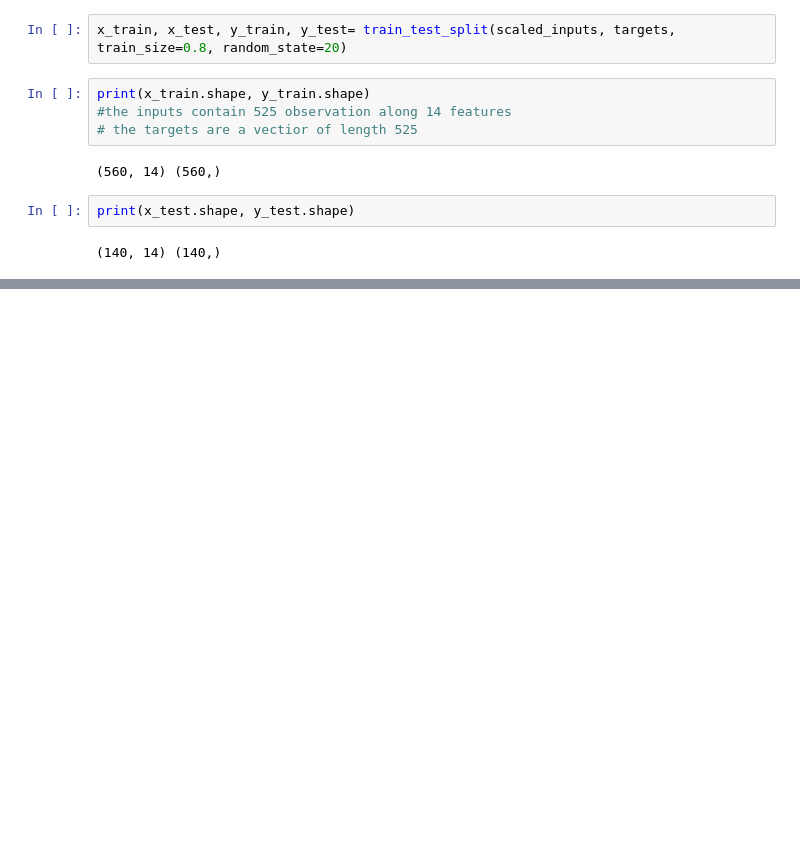
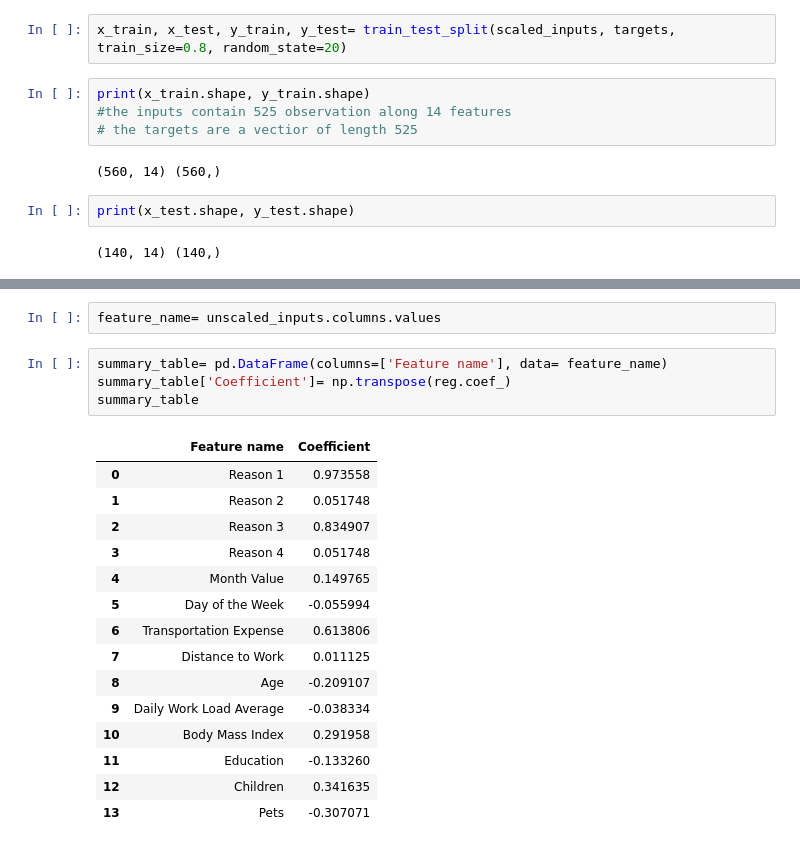
Before and after one commit to nickywang003/365DataScience, a Jupyter notebook: Logistic Regression.ipynb, the cells around one changed output, grey strips where cells are left out. Cells and saved outputs as stored; diff of their text form; blank space fills up the shorter version.

```diff
--- a/Logistic Regression.ipynb
+++ b/Logistic Regression.ipynb
@@ -207,0 +324,22 @@ print(x_test.shape, y_test.shape)
+# %%
+feature_name= unscaled_inputs.columns.values
+# %%
+summary_table= pd.DataFrame(columns=['Feature name'], data= feature_name)
+summary_table['Coefficient']= np.transpose(reg.coef_)
+summary_table
+# %% [output]
+|  | Feature name | Coefficient |
+| 0 | Reason 1 | 0.973558 |
+| 1 | Reason 2 | 0.051748 |
+| 2 | Reason 3 | 0.834907 |
+| 3 | Reason 4 | 0.051748 |
+| 4 | Month Value | 0.149765 |
+| 5 | Day of the Week | -0.055994 |
+| 6 | Transportation Expense | 0.613806 |
+| 7 | Distance to Work | 0.011125 |
+| 8 | Age | -0.209107 |
+| 9 | Daily Work Load Average | -0.038334 |
+| 10 | Body Mass Index | 0.291958 |
+| 11 | Education | -0.133260 |
+| 12 | Children | 0.341635 |
+| 13 | Pets | -0.307071 |
```
Also changed, not shown: parts of 21 cells of this notebook, 8 other files.
